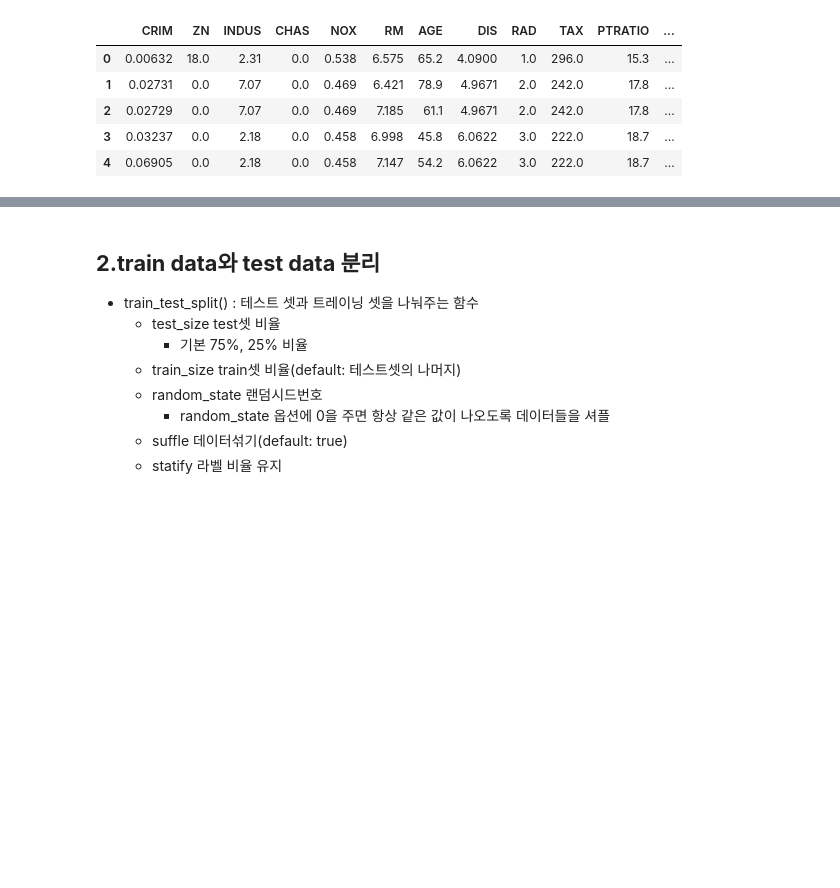
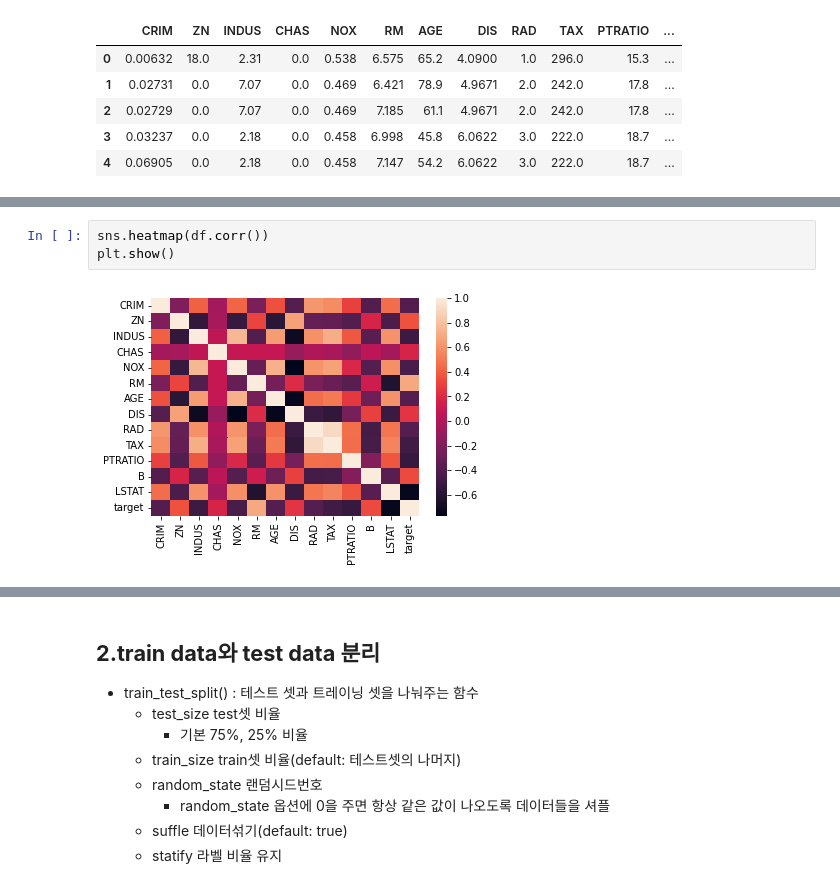
Before and after one commit to cybermin/2022_BSSM, a Jupyter notebook: 08_codelab5_scikitlearn.ipynb, the cells around one changed output, grey strips where cells are left out. Saved outputs shown, nothing was run; the diff lists cells and outputs as text; blank space fills up the shorter version.

```diff
--- a/08_codelab5_scikitlearn.ipynb
+++ b/08_codelab5_scikitlearn.ipynb
@@ -144,0 +140,5 @@ plt.show()
+# %%
+sns.heatmap(df.corr())
+plt.show()
+# %% [output]
+[figure, added]
```
Also changed, not shown: parts of 12 cells of this notebook.
